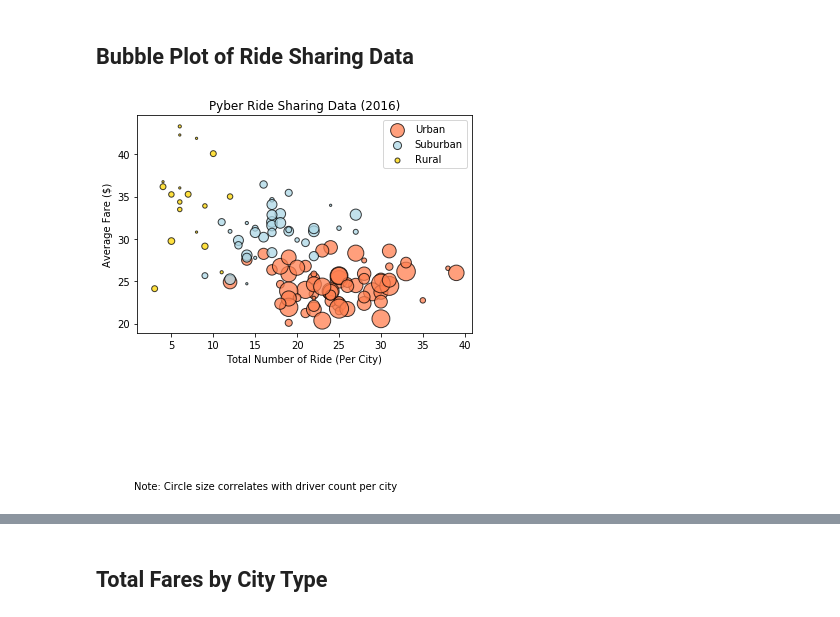
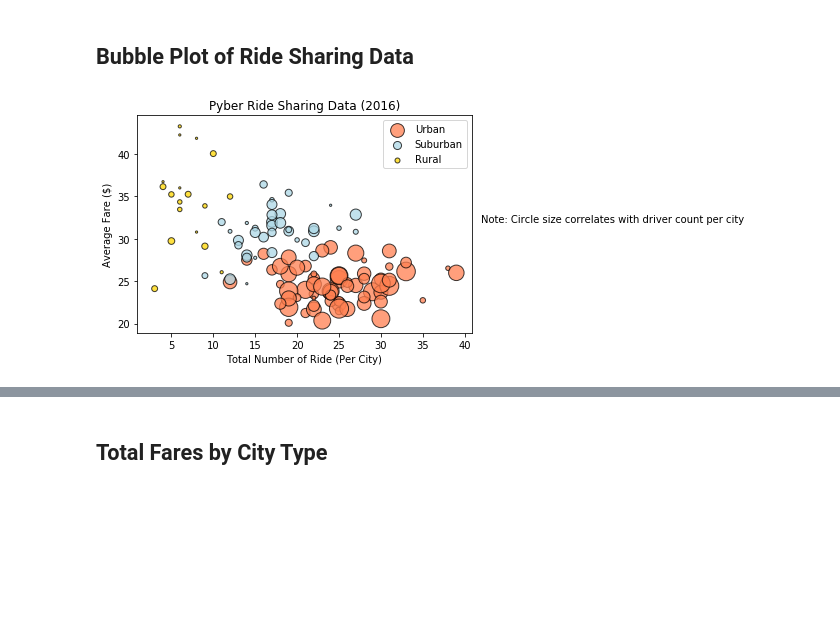
Before and after one commit to aaronhwoo/pyberhw, a Jupyter notebook: pyber_starter.ipynb, the cells around one changed output, grey strips where cells are left out. Drawn from its saved outputs; the diff is of its cells as text; code cells hidden in the pictures; blank space fills up the shorter version.

```diff
--- a/pyber_starter.ipynb
+++ b/pyber_starter.ipynb
@@ -70,35 +62,35 @@ cities_fare_merged
 # %%
 # Obtain the x and y coordinates for each of the three city types
 #urban
 urban_scatter = cities_fare_merged.loc[cities_fare_merged["type"] == "Urban", :]
 suburban_scatter = cities_fare_merged.loc[cities_fare_merged["type"] == "Suburban", :]
 rural_scatter = cities_fare_merged.loc[cities_fare_merged["type"] == "Rural", :]
 
 # Build the scatter plots for each city types
 
 plt.scatter(urban_scatter["Ride count"], urban_scatter["average_fare"], marker="o", facecolor="coral", edgecolors="black",s=urban_scatter["driver_count"]*5, alpha=0.75)
 plt.scatter(suburban_scatter["Ride count"], suburban_scatter["average_fare"], marker="o", facecolor="lightblue", edgecolors="black",s=suburban_scatter["driver_count"]*5, alpha=0.75)
 plt.scatter(rural_scatter["Ride count"], rural_scatter["average_fare"], marker="o", facecolor="gold", edgecolors="black",s=rural_scatter["driver_count"]*5, alpha=0.75)
 
 # Incorporate the other graph properties
 plt.title("Pyber Ride Sharing Data (2016)")
 plt.xlabel("Total Number of Ride (Per City)")
 plt.ylabel("Average Fare ($)")
 
 
 # Create a legend
 
 plt.legend(["Urban", "Suburban", "Rural"], loc="upper right")
 
 # Incorporate a text label regarding circle size
 
-plt.text(.5, .5, "Note: Circle size correlates with driver count per city")
+plt.text(42, 32, "Note: Circle size correlates with driver count per city")
 
 # Save Figure
 
 plt.savefig("scatterplot.png")
 # %% [output]
-[figure, old version]
+[figure, new version]
 # %%
 # Show plot
 plt.show()
```
Also changed, not shown: parts of 8 cells of this notebook.
